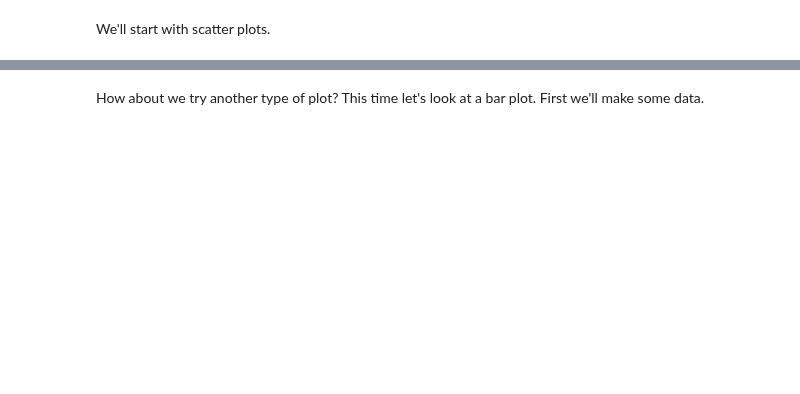
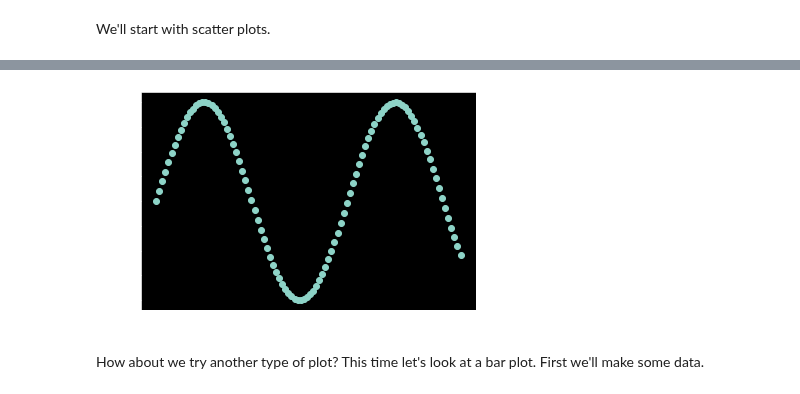
Before and after one commit to crypt096/zero-to-mastery-ml, a Jupyter notebook: matplotlib-exercises.ipynb, the cells around one changed output, grey strips where cells are left out. Cells and saved outputs as stored; diff of their text form; code cells hidden in the pictures; blank space fills up the shorter version.

```diff
--- a/matplotlib-exercises.ipynb
+++ b/matplotlib-exercises.ipynb
@@ -93,5 +100,9 @@ We'll start with scatter plots.
 # %%
 # Create a scatter plot of X versus np.sin(X)
+fig,ax = plt.subplots()
+ax.scatter(x,np.sin(x));
+# %% [output]
+[figure, added]
 # %% [markdown]
 How about we try another type of plot? This time let's look at a bar plot. First we'll make some data.
 # %%
```
Also changed, not shown: parts of 30 cells of this notebook, 1 other file.
